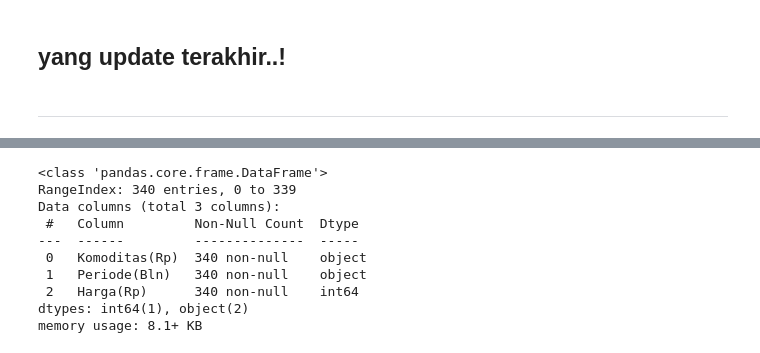
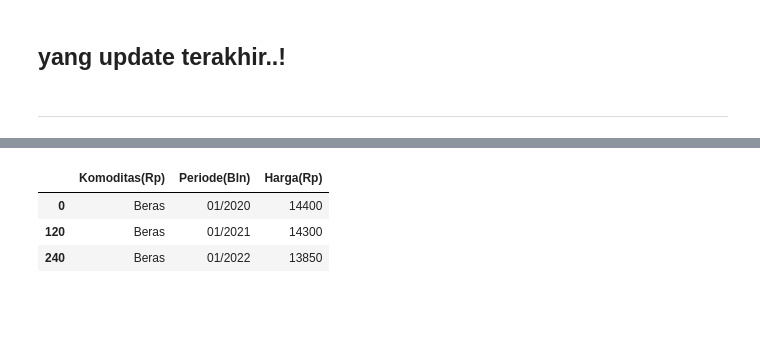
Before and after one commit to satrioadi96/projekpangan, a Jupyter notebook: running-test.ipynb, the cells around one changed output, grey strips where cells are left out. Cells and saved outputs as stored; diff of their text form; code cells hidden in the pictures; blank space fills up the shorter version.

```diff
--- a/running-test.ipynb
+++ b/running-test.ipynb
@@ -382,14 +398,10 @@ psdc_dr_ml = psdc_dr.melt('Komoditas(Rp)', var_name='Periode(Bln)', value_name='
-# %%
-psdc_dr_ml.info()
-# %% [output]
-<class 'pandas.core.frame.DataFrame'>
-RangeIndex: 340 entries, 0 to 339
-Data columns (total 3 columns):
- #   Column         Non-Null Count  Dtype
----  ------         --------------  -----
- 0   Komoditas(Rp)  340 non-null    object
- 1   Periode(Bln)   340 non-null    object
- 2   Harga(Rp)      340 non-null    int64
-dtypes: int64(1), object(2)
-memory usage: 8.1+ KB
+# %%
+prx__ = psdc_dr_ml[psdc_dr_ml['Periode(Bln)'].str.match(r'(^01/.*)')]
+prx__d = prx__[prx__['Komoditas(Rp)'] == 'Beras']
+prx__d
+# %% [output]
+|  | Komoditas(Rp) | Periode(Bln) | Harga(Rp) |
+| 0 | Beras | 01/2020 | 14400 |
+| 120 | Beras | 01/2021 | 14300 |
+| 240 | Beras | 01/2022 | 13850 |
 # %%
```
Also changed, not shown: parts of 7 cells of this notebook, 2 other files.
